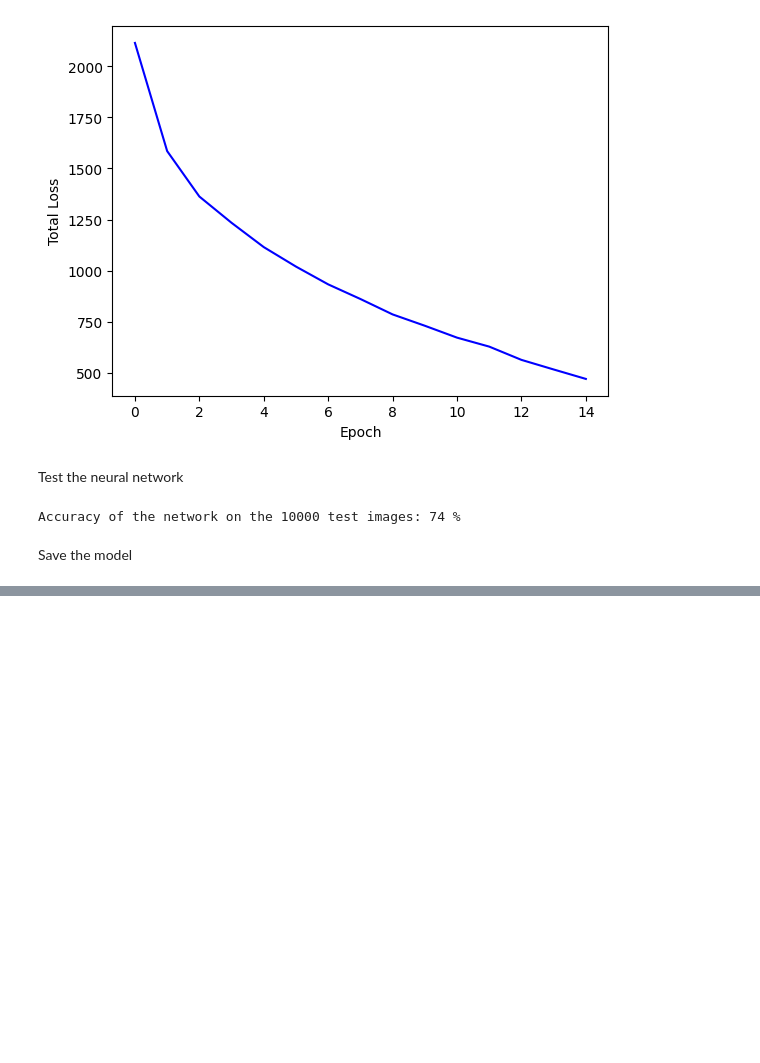
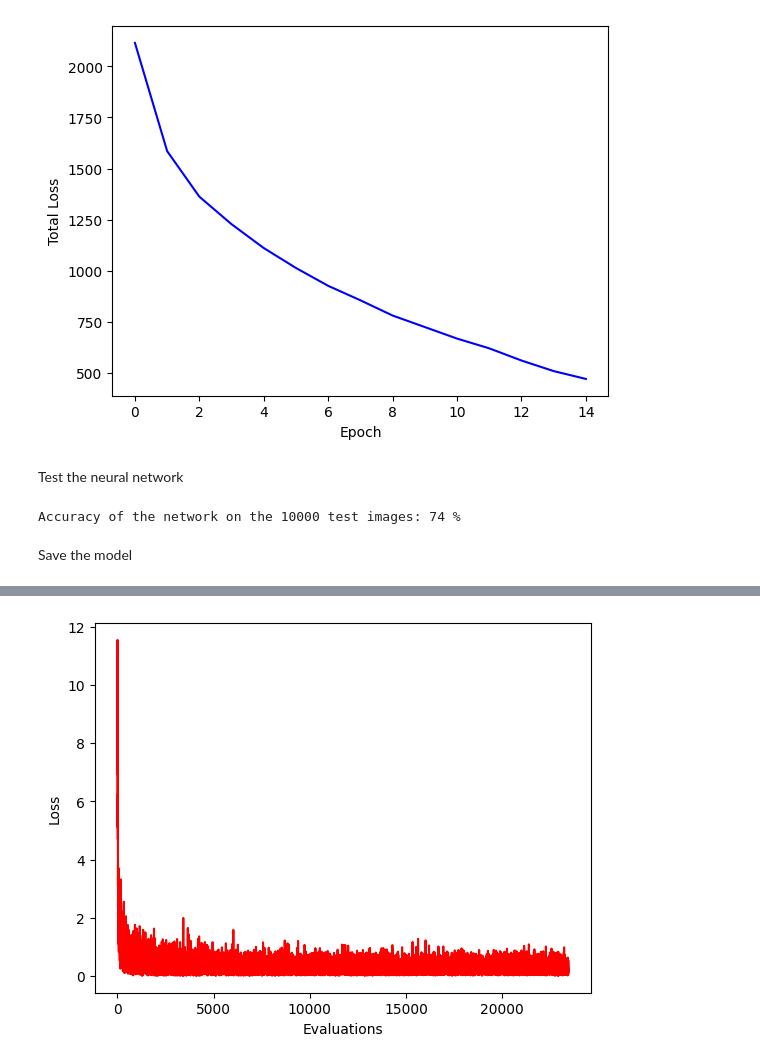
Before and after one commit to surajrl/cifar10-nn, a Jupyter notebook: src/com3013-cw.ipynb, the cells around one changed output, grey strips where cells are left out. Drawn from its saved outputs; the diff is of its cells as text; code cells hidden in the pictures; blank space fills up the shorter version.

```diff
--- a/src/com3013-cw.ipynb
+++ b/src/com3013-cw.ipynb
@@ -273,0 +230,98 @@ Net(
+# %%
+import torch
+import torch.optim as optim
+import torch.nn as nn
+
+torch.manual_seed(1)
+
+# load the model
+model = Net()
+model.load_state_dict(torch.load(PATH))
+
+# freeze all the parameters in the network
+for param in model.parameters():
+  param.requires_grad = False
+
+# unfreeze all the parameters from the last layer and randomize the weights
+for param in model.fc2.parameters():
+  param.requires_grad = True
+  param.data = torch.rand(param.size())
+
+# set optimizer
+optimizer = optim.SGD(model.parameters(), lr=0.01, momentum=0.9)
+
+model.to(device)
+
+# train the neural network
+import matplotlib.pyplot as plt
+import numpy as np
+import time
+
+total_loss_list = []
+loss_list = []
+epochs = 15
+start = time.perf_counter()
+
+print("Epochs: " + str(epochs))
+print("Batch size: " + str(batch_size))
+
+for epoch in range(epochs):  # loop over the dataset multiple times
+
+  total_loss = 0
+
+  # on each mini-batch, the model uses the same weigths for that current
+  # mini-batch, hence, the number of times the model weights will be updated
+  # is given by total_trainset / mini_batch_size
+
+  # loop over the dataset and get mini-batch
+  for mini_batch_num, data in enumerate(trainloader, 0):
+    images = data[0].to(device)
+    labels = data[1].to(device)
+
+    optimizer.zero_grad() # zero the parameter gradients
+
+    preds = model(images) # forward mini-batch
+    loss = F.cross_entropy(preds, labels) # calculate loss of all the mini-batch
+
+    loss_list.append(loss.item()) # track the loss
+
+    loss.backward() # calculate gradients with respect to each weight
+    optimizer.step() # update weights
+
+    total_loss += loss.item()
+
+  print(f"epoch: {epoch}, total loss: {total_loss}")
+  total_loss_list.append(total_loss)
+
+end = time.perf_counter()
+
+print(f"Finished training, time taken {end-start} seconds")
+
+# plot the loss rate
+plt.plot(np.array(loss_list), 'r')
+plt.ylabel("Loss")
+plt.xlabel("Evaluations")
+plt.show()
+plt.plot(np.array(total_loss_list), 'b')
+plt.ylabel("Total Loss")
+plt.xlabel("Epoch")
+plt.show()
+
+# test the neurla network
+correct = 0
+total = 0
+
+# since we're not training, we don't need to calculate the gradients for our outputs
+with torch.no_grad():
+    for data in testloader:
+        images, labels = data[0].to(device), data[1].to(device)
+
+        # calculate outputs by running images through the network
+        outputs = model(images)
+        # the class with the highest energy is what we choose as prediction
+        _, predicted = torch.max(outputs.data, 1)
+        total += labels.size(0)
+        correct += (predicted == labels).sum().item()
+
+print(f"Accuracy of the network on the 10000 test images: {100 * correct // total} %")
+# %% [output]
@@ -273,0 +346 @@ Net(
+[figure, added]
```
Also changed, not shown: parts of 11 cells of this notebook.
